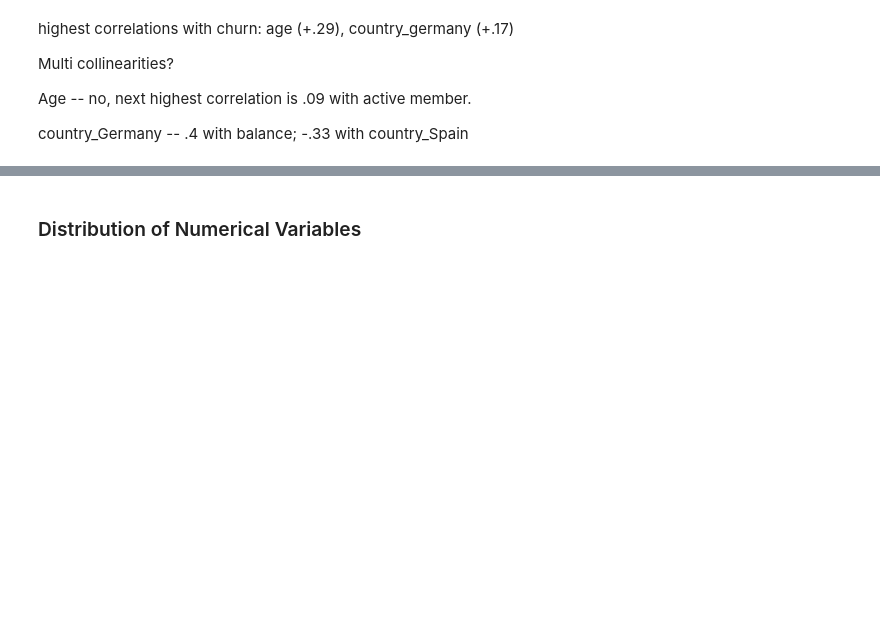
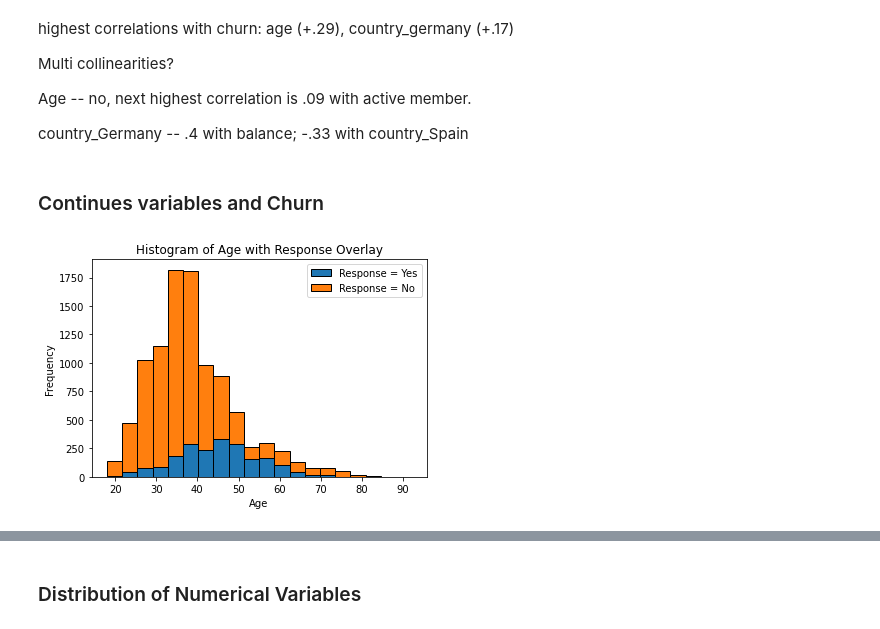
Before and after one commit to Fatemeh-Khosravi/Customer-Churn-Prediction, a Jupyter notebook: ADS505-FinalProject-ChrunPrediction.ipynb, the cells around one changed output, grey strips where cells are left out. Drawn from its saved outputs; the diff is of its cells as text; code cells hidden in the pictures; blank space fills up the shorter version.

```diff
--- a/ADS505-FinalProject-ChrunPrediction.ipynb
+++ b/ADS505-FinalProject-ChrunPrediction.ipynb
@@ -236,3 +236,16 @@ Multi collinearities?
 Age -- no, next highest correlation is .09 with active member.
 
 country_Germany -- .4 with balance; -.33 with country_Spain
+# %% [markdown]
+### Continues variables and Churn
+# %%
+a=bank[bank.churn ==1]['age']
+b=bank[bank.churn==0]['age']
+plt.hist([a,b], bins=20, edgecolor='black', stacked = True)
+plt.legend(['Response = Yes', 'Response = No'])
+plt.title('Histogram of Age with Response Overlay')
+plt.xlabel('Age')
+plt.ylabel('Frequency')
+plt.show()
+# %% [output]
+[figure, added]
```
Also changed, not shown: parts of 3 cells of this notebook.
